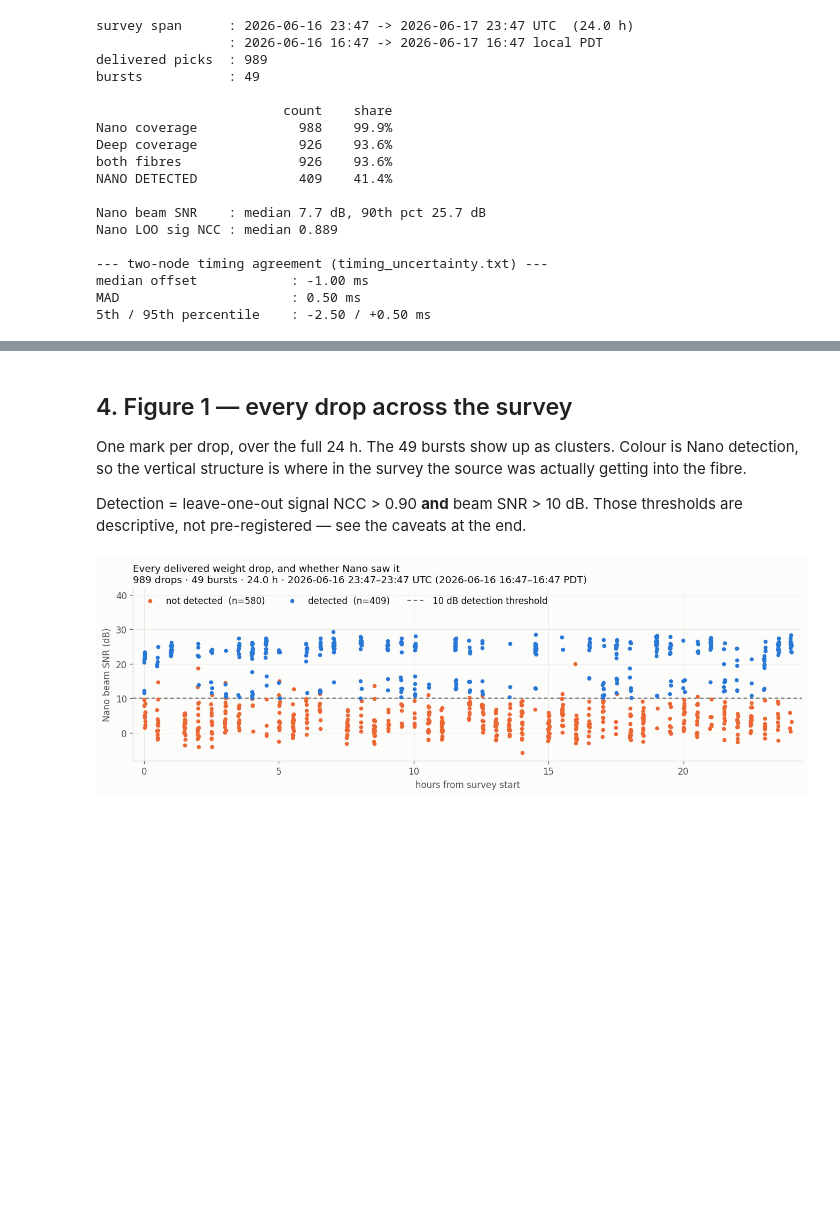
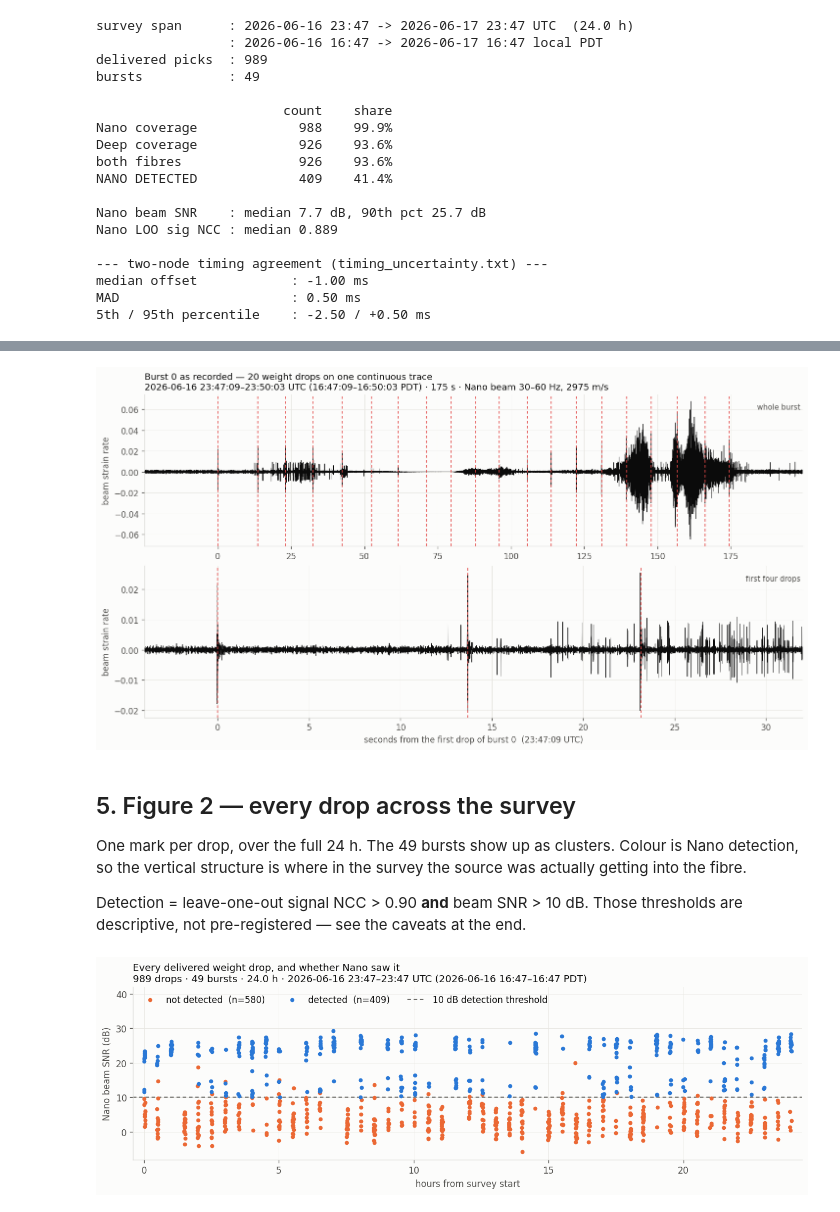
Before and after one commit to nataliaberrios/safod-das, a Jupyter notebook: notebooks/awd_clean/drop_catalog/AWD_drop_catalog.ipynb, the cells around one changed output, grey strips where cells are left out. Cells and saved outputs as stored; diff of their text form; code cells hidden in the pictures; blank space fills up the shorter version.

```diff
--- a/notebooks/awd_clean/drop_catalog/AWD_drop_catalog.ipynb
+++ b/notebooks/awd_clean/drop_catalog/AWD_drop_catalog.ipynb
@@ -173,5 +187,52 @@ MAD                      : 0.50 ms
+# %%
+BT = HERE / "burst_timeseries.npz"
+if REBUILD_PRODUCTS or not BT.exists():
+    print("extracting the continuous burst record from $OAK ...")
+    env = dict(os.environ, BURST=str(EXAMPLE_BURST))
+    r = subprocess.run([sys.executable, str(HERE / "build_burst_timeseries.py")],
+                       capture_output=True, text=True, env=env)
+    print(r.stdout[-1500:] or r.stderr[-1500:])
+    if r.returncode != 0:
+        raise RuntimeError("build_burst_timeseries.py failed -- see above")
+
+b = np.load(BT, allow_pickle=True)
+tt, tr = b["t_seconds"], b["trace"]
+dsec = b["drop_seconds"]
+origin = dt.datetime.fromisoformat(str(b["origin_utc"]))
+bband, bv = b["band_hz"], float(b["velocity_mps"])
+t_rel = tt - dsec[0]                      # seconds from the first drop
+d_rel = dsec - dsec[0]
+
+fig, (ax1, ax2) = plt.subplots(2, 1, figsize=(12, 6.4), constrained_layout=True)
+
+for ax, (lo, hi), lab in ((ax1, (t_rel[0], t_rel[-1]), "whole burst"),
+                          (ax2, (-4, 32), "first four drops")):
+    m = (t_rel >= lo) & (t_rel <= hi)
+    ax.plot(t_rel[m], tr[m], color=INK, lw=0.5, zorder=3)
+    for k, d in enumerate(d_rel):
+        if lo <= d <= hi:
+            ax.axvline(d, color=RED, lw=1.0, ls=(0, (3, 3)), zorder=4)
+    ax.set_xlim(lo, hi)
+    ax.set_ylabel("beam strain rate")
+    ax.margins(x=0)
+    ax.annotate(lab, (0.997, 0.94), xycoords="axes fraction", ha="right",
+                va="top", color=INK2, fontsize=9)
+
+n_in = int(((d_rel >= t_rel[0]) & (d_rel <= t_rel[-1])).sum())
+ax2.set_xlabel(f"seconds from the first drop of burst {int(b['burst_id'])}  "
+               f"({origin + dt.timedelta(seconds=float(dsec[0])):%H:%M:%S} UTC)")
+ax1.set_title(f"Burst {int(b['burst_id'])} as recorded — {n_in} weight drops on one continuous trace\n"
+              f"{origin + dt.timedelta(seconds=float(dsec[0])):%Y-%m-%d %H:%M:%S}–"
+              f"{origin + dt.timedelta(seconds=float(dsec[-1])):%H:%M:%S} UTC "
+              f"({origin + dt.timedelta(seconds=float(dsec[0]) - 7*3600):%H:%M:%S}–"
+              f"{origin + dt.timedelta(seconds=float(dsec[-1]) - 7*3600):%H:%M:%S} PDT) · "
+              f"{(dsec[-1]-dsec[0]):.0f} s · Nano beam {bband[0]:.0f}–{bband[1]:.0f} Hz, {bv:.0f} m/s",
+              color=INK, loc="left")
+plt.show()
+# %% [output]
+[figure, added]
 # %% [markdown]
-## 4. Figure 1 — every drop across the survey
+## 5. Figure 2 — every drop across the survey
 
 One mark per drop, over the full 24 h. The 49 bursts show up as clusters. Colour
 is Nano detection, so the vertical structure is where in the survey the source
```
Also changed, not shown: parts of 8 cells of this notebook, 4 other files.
